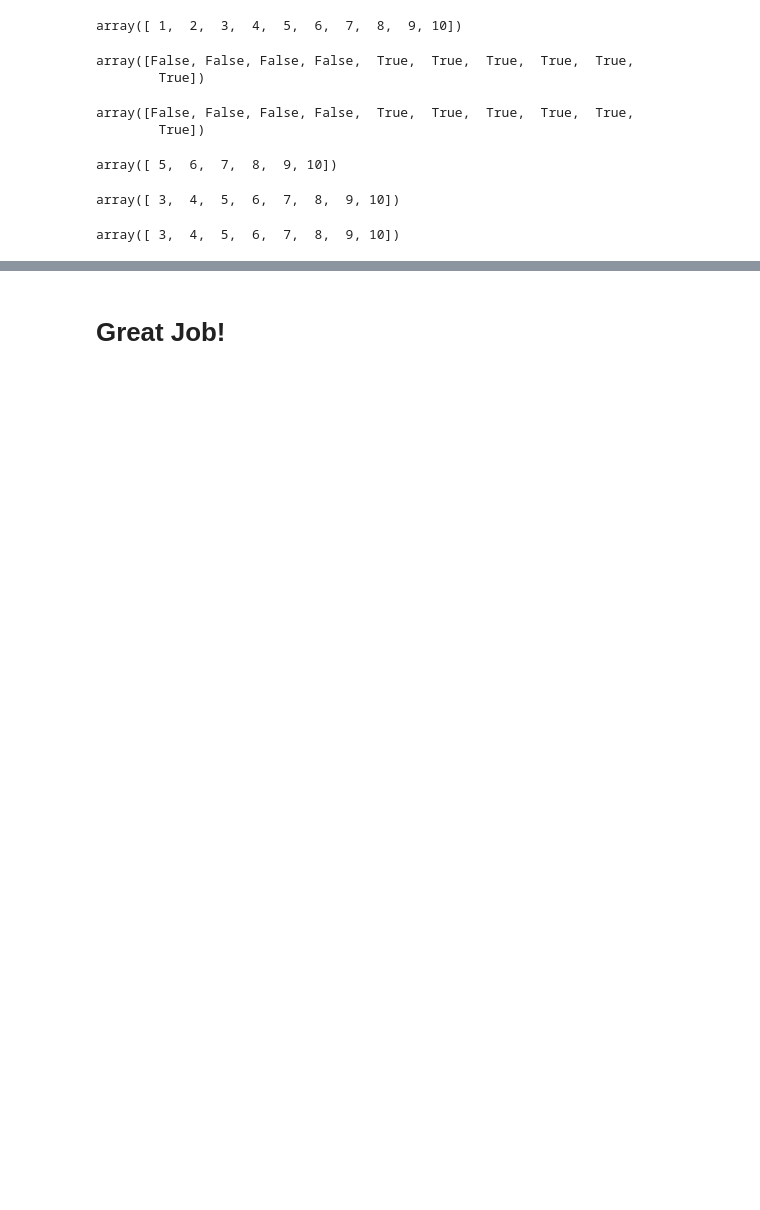
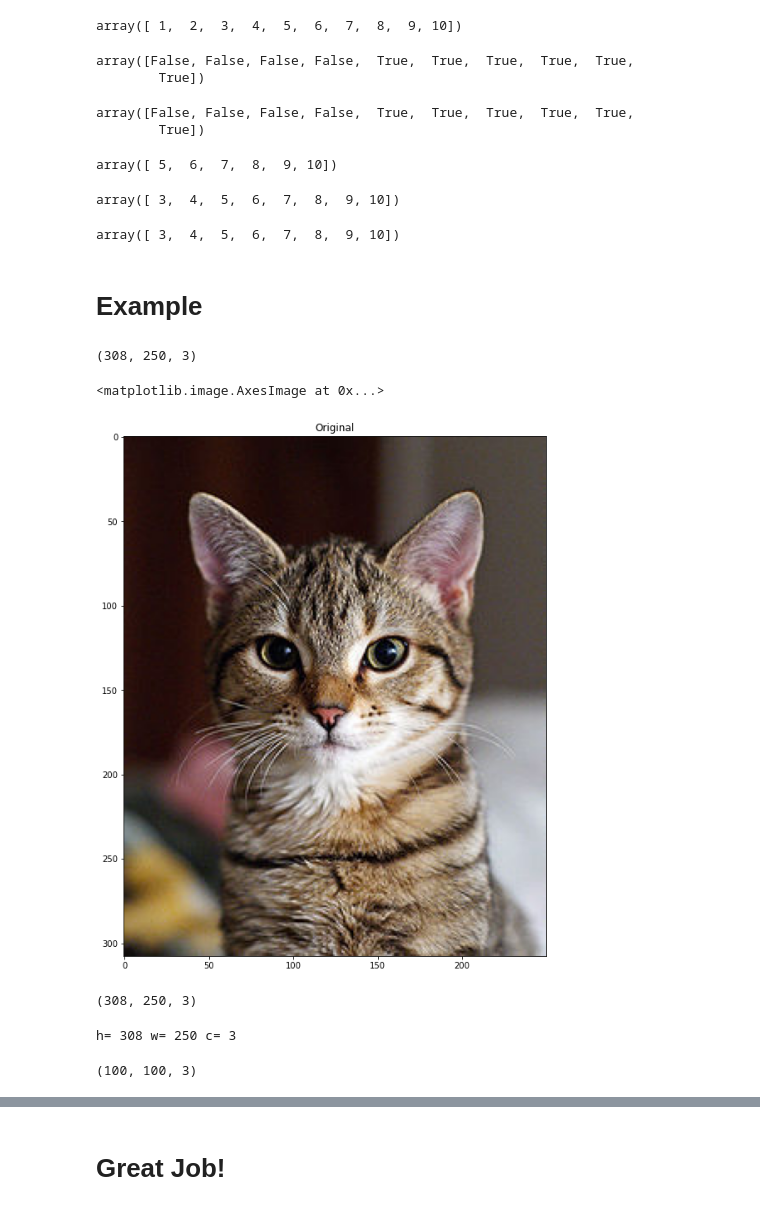
Before and after one commit to Tuchsanai/152-495-Special-Topics-in-Electrical-Engineering, a Jupyter notebook: 02_Crash-NumPy/01-NumPy-Indexing-and-Selection.ipynb, the cells around one changed output, grey strips where cells are left out. Saved outputs shown, nothing was run; the diff lists cells and outputs as text; code cells hidden in the pictures; blank space fills up the shorter version.

```diff
--- a/02_Crash-NumPy/01-NumPy-Indexing-and-Selection.ipynb
+++ b/02_Crash-NumPy/01-NumPy-Indexing-and-Selection.ipynb
@@ -170,3 +170,5 @@ x = 2
 arr[arr>x]
 # %% [output]
 array([ 3,  4,  5,  6,  7,  8,  9, 10])
+# %% [markdown]
+# Example
@@ -172,0 +179,18 @@ array([ 3,  4,  5,  6,  7,  8,  9, 10])
+# %%
+img = cv2.imread('cat0.jpg')
+img = cv2.cvtColor(img, cv2.COLOR_BGR2RGB)
+img.shape
+# %% [output]
+(308, 250, 3)
+# %%
+plt.figure(figsize=(20, 20))
+plt.subplot(1, 2, 1)
+plt.title("Original")
+plt.imshow(img)
+# %% [output]
+<matplotlib.image.AxesImage at 0x...>
+[figure, added]
+# %%
+img.shape
+# %% [output]
+(308, 250, 3)
@@ -172,0 +199,9 @@ array([ 3,  4,  5,  6,  7,  8,  9, 10])
+# %%
+print('h=',h,'w=',w,'c=',c)
+# %% [output]
+h= 308 w= 250 c= 3
+# %%
+imgx = img[0:100,0:100,:]
+imgx.shape
+# %% [output]
+(100, 100, 3)
```
Also changed, not shown: parts of 5 cells of this notebook, 1 other file.
